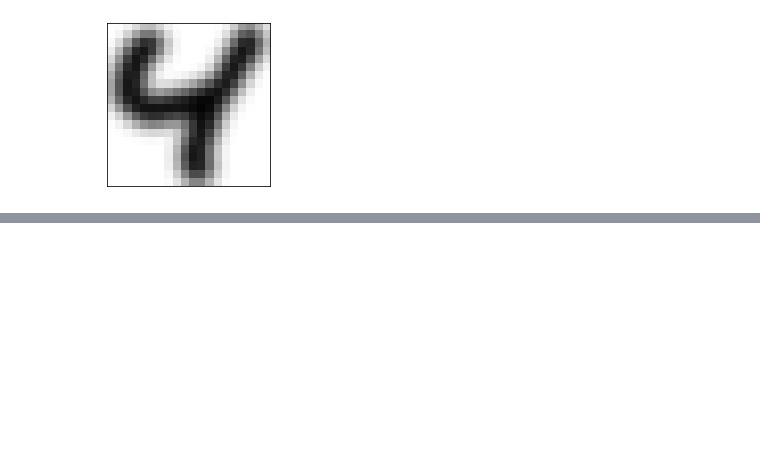
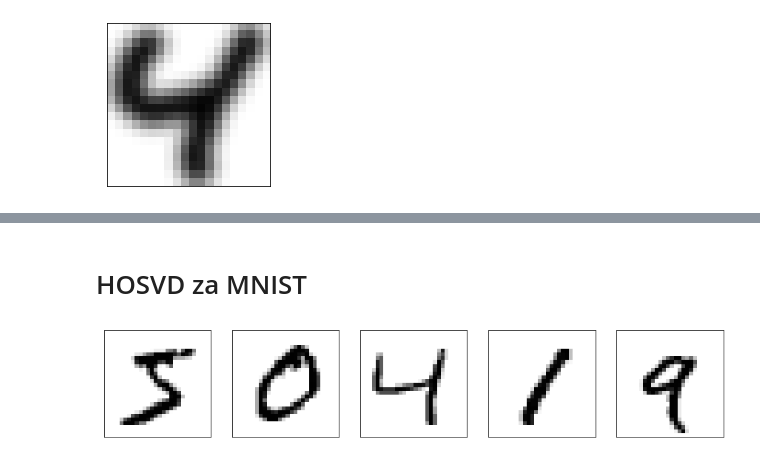
Before and after one commit to markojukic/raketa-online-character-recognition, a Jupyter notebook: HOSVD-Videos.ipynb, the cells around one changed output, grey strips where cells are left out. Drawn from its saved outputs; the diff is of its cells as text; code cells hidden in the pictures; blank space fills up the shorter version.

Commit message:
dodao rezanje i MNIST

```diff
--- a/HOSVD-Videos.ipynb
+++ b/HOSVD-Videos.ipynb
@@ -119 +161,14 @@ Wall time: 2.53 s
 0.9025
+# %% [markdown]
+# HOSVD za MNIST
+# %%
+from sklearn.datasets import fetch_openml
+from sklearn.model_selection import train_test_split
+
+X, y = fetch_openml('mnist_784', version=1, return_X_y=True, as_frame=False)
+X = X.reshape((-1,  28, 28))
+y = y.astype(np.int8)
+# %%
+plot_images(X.reshape((-1,  28, 28))[:5])
+# %% [output]
+[figure, added]
```
Also changed, not shown: parts of 8 cells of this notebook, 1 other file.
